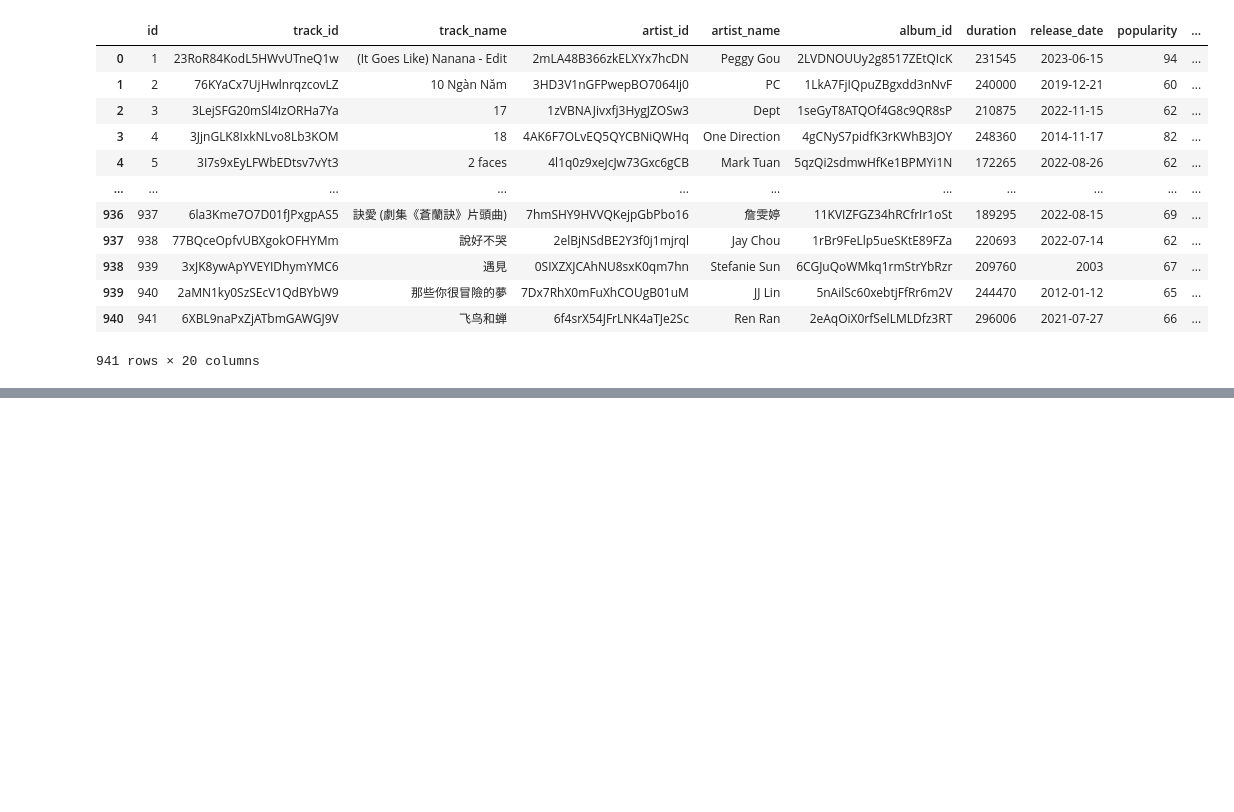
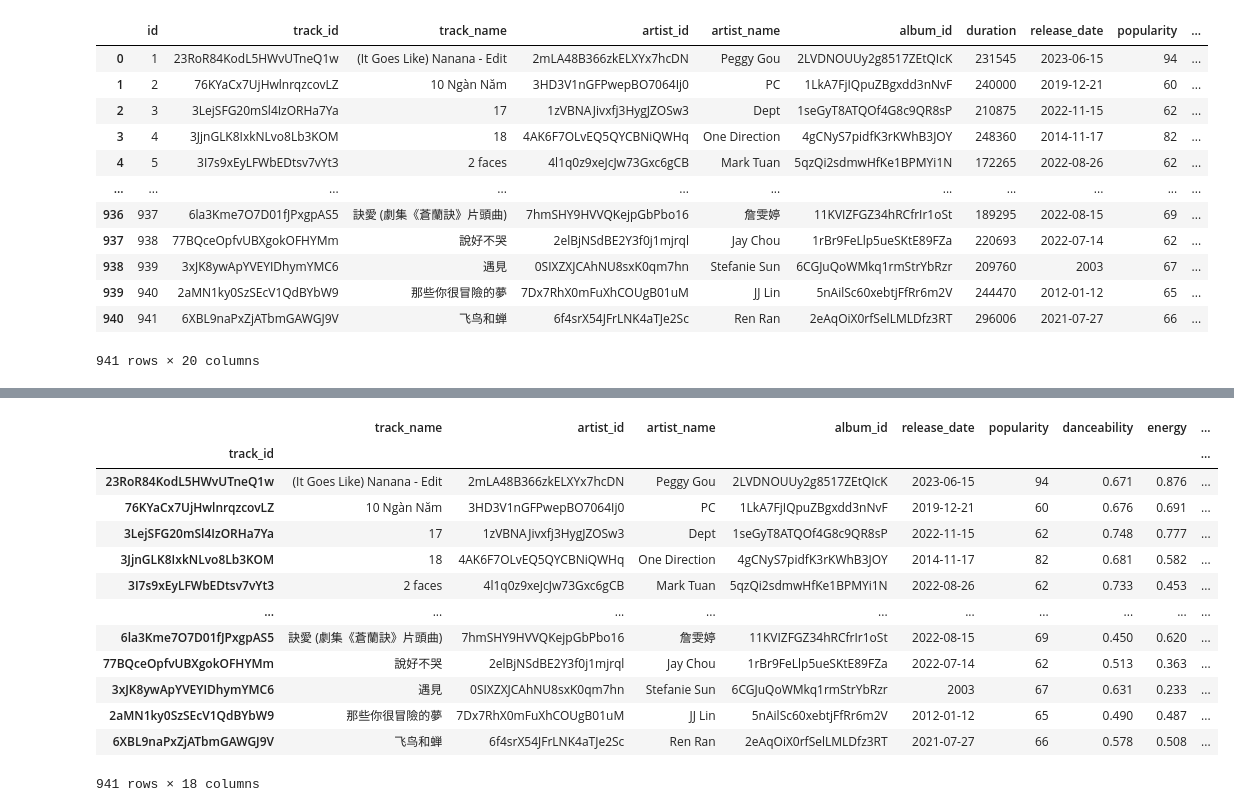
Before and after one commit to jeremiahfernandez97/spotify-pipeline, a Jupyter notebook: spotify_pipeline.ipynb, the cells around one changed output, grey strips where cells are left out. Saved outputs shown, nothing was run; the diff lists cells and outputs as text; code cells hidden in the pictures; blank space fills up the shorter version.

```diff
--- a/spotify_pipeline.ipynb
+++ b/spotify_pipeline.ipynb
@@ -526,0 +592,18 @@ get_track_data("6HpkHTTwfVmSoopeloHqOp", "fe07a9a23ea54344be9aa80e33d7583b", "71
+# %%
+# inspect
+track_data
+# %% [output]
+|  | track_name | artist_id | artist_name | album_id | release_date | popularity | danceability | energy | ... |
+| track_id |  |  |  |  |  |  |  |  | ... |
+| 23RoR84KodL5HWvUTneQ1w | (It Goes Like) Nanana - Edit | 2mLA48B366zkELXYx7hcDN | Peggy Gou | 2LVDNOUUy2g8517ZEtQIcK | 2023-06-15 | 94 | 0.671 | 0.876 | ... |
+| 76KYaCx7UjHwlnrqzcovLZ | 10 Ngàn Năm | 3HD3V1nGFPwepBO7064Ij0 | PC | 1LkA7FjIQpuZBgxdd3nNvF | 2019-12-21 | 60 | 0.676 | 0.691 | ... |
+| 3LejSFG20mSl4IzORHa7Ya | 17 | 1zVBNAJivxfj3HygJZOSw3 | Dept | 1seGyT8ATQOf4G8c9QR8sP | 2022-11-15 | 62 | 0.748 | 0.777 | ... |
+| 3JjnGLK8IxkNLvo8Lb3KOM | 18 | 4AK6F7OLvEQ5QYCBNiQWHq | One Direction | 4gCNyS7pidfK3rKWhB3JOY | 2014-11-17 | 82 | 0.681 | 0.582 | ... |
+| 3I7s9xEyLFWbEDtsv7vYt3 | 2 faces | 4l1q0z9xeJcJw73Gxc6gCB | Mark Tuan | 5qzQi2sdmwHfKe1BPMYi1N | 2022-08-26 | 62 | 0.733 | 0.453 | ... |
+| ... | ... | ... | ... | ... | ... | ... | ... | ... | ... |
+| 6la3Kme7O7D01fJPxgpAS5 | 訣愛 (劇集《蒼蘭訣》片頭曲) | 7hmSHY9HVVQKejpGbPbo16 | 詹雯婷 | 11KVIZFGZ34hRCfrIr1oSt | 2022-08-15 | 69 | 0.450 | 0.620 | ... |
+| 77BQceOpfvUBXgokOFHYMm | 說好不哭 | 2elBjNSdBE2Y3f0j1mjrql | Jay Chou | 1rBr9FeLlp5ueSKtE89FZa | 2022-07-14 | 62 | 0.513 | 0.363 | ... |
+| 3xJK8ywApYVEYIDhymYMC6 | 遇見 | 0SIXZXJCAhNU8sxK0qm7hn | Stefanie Sun | 6CGJuQoWMkq1rmStrYbRzr | 2003 | 67 | 0.631 | 0.233 | ... |
+| 2aMN1ky0SzSEcV1QdBYbW9 | 那些你很冒險的夢 | 7Dx7RhX0mFuXhCOUgB01uM | JJ Lin | 5nAilSc60xebtjFfRr6m2V | 2012-01-12 | 65 | 0.490 | 0.487 | ... |
+| 6XBL9naPxZjATbmGAWGJ9V | 飞鸟和蝉 | 6f4srX54JFrLNK4aTJe2Sc | Ren Ran | 2eAqOiX0rfSelLMLDfz3RT | 2021-07-27 | 66 | 0.578 | 0.508 | ... |
+941 rows × 18 columns
```
Also changed, not shown: parts of 20 cells of this notebook.
